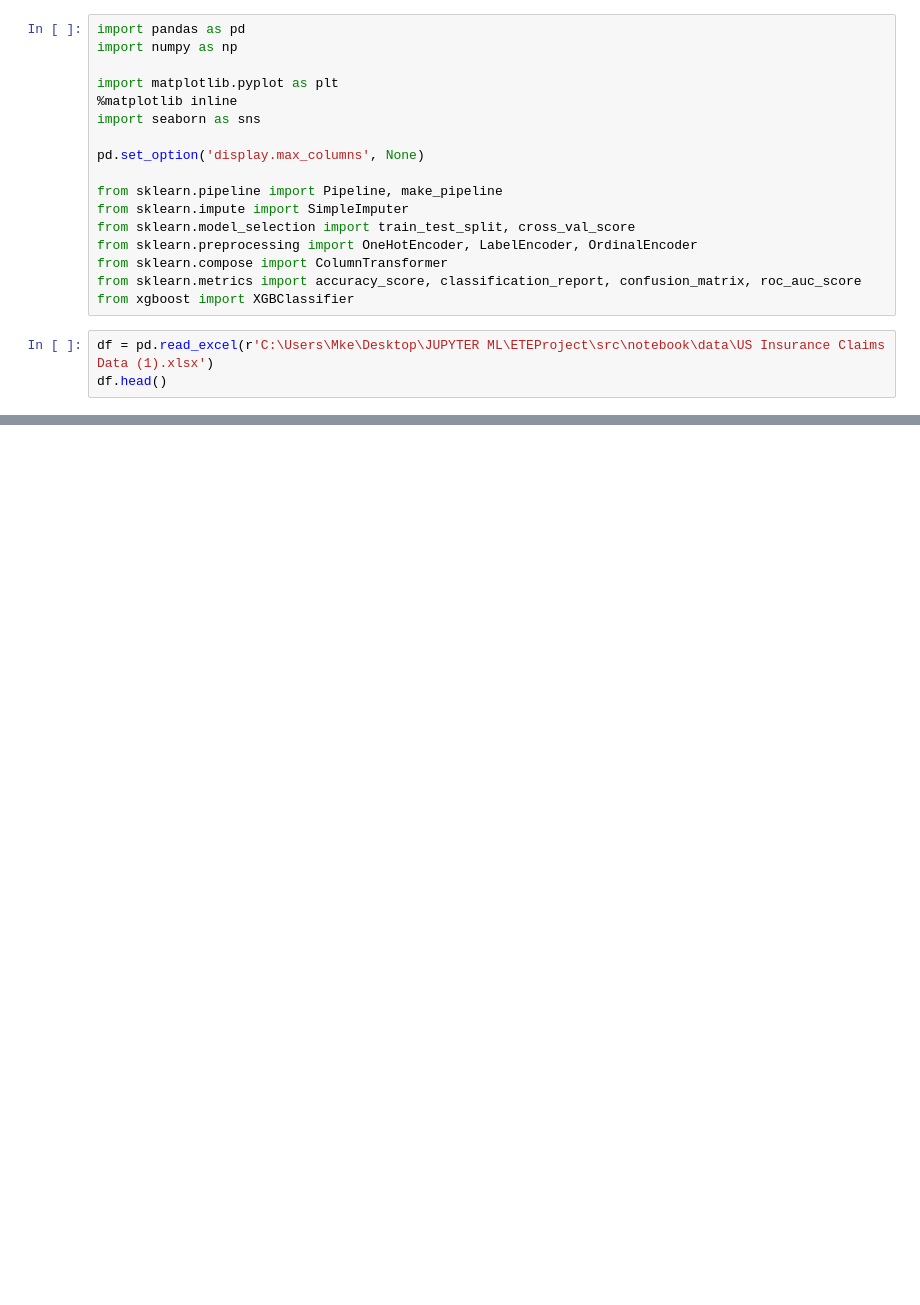
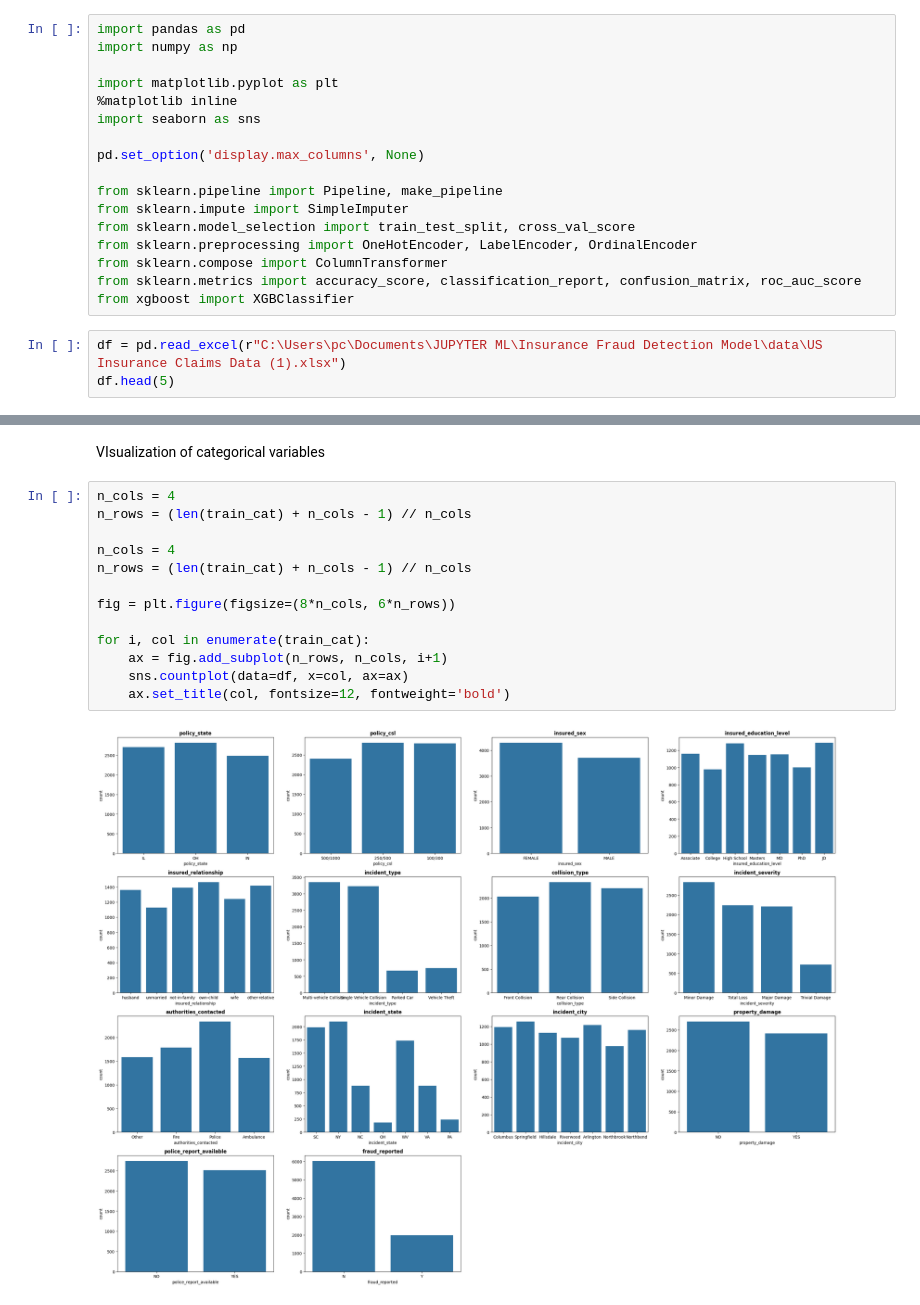
Before and after one commit to samuelfrann/ETEProject, a Jupyter notebook: src/notebook/EDA.ipynb, the cells around one changed output, grey strips where cells are left out. Saved outputs shown, nothing was run; the diff lists cells and outputs as text; blank space fills up the shorter version.

```diff
--- a/src/notebook/EDA.ipynb
+++ b/src/notebook/EDA.ipynb
@@ -16,6 +18,6 @@ from sklearn.compose import ColumnTransformer
 from sklearn.metrics import accuracy_score, classification_report, confusion_matrix, roc_auc_score
 from xgboost import XGBClassifier
 # %%
-df = pd.read_excel(r'C:\Users\Mke\Desktop\JUPYTER ML\ETEProject\src\notebook\data\US Insurance Claims Data (1).xlsx')
-df.head()
+df = pd.read_excel(r"C:\Users\pc\Documents\JUPYTER ML\Insurance Fraud Detection Model\data\US Insurance Claims Data (1).xlsx")
+df.head(5)
 # %% [output]
@@ -22,0 +123,17 @@ ImportError: Missing optional dependency 'openpyxl'.  Use pip or conda to instal
+# %% [markdown]
+VIsualization of categorical variables
+# %%
+n_cols = 4
+n_rows = (len(train_cat) + n_cols - 1) // n_cols
+
+n_cols = 4
+n_rows = (len(train_cat) + n_cols - 1) // n_cols
+
+fig = plt.figure(figsize=(8*n_cols, 6*n_rows))
+
+for i, col in enumerate(train_cat):
+    ax = fig.add_subplot(n_rows, n_cols, i+1)
+    sns.countplot(data=df, x=col, ax=ax)
+    ax.set_title(col, fontsize=12, fontweight='bold')
+# %% [output]
+[figure, added]
```
Also changed, not shown: parts of 24 cells of this notebook, 1 other file.
